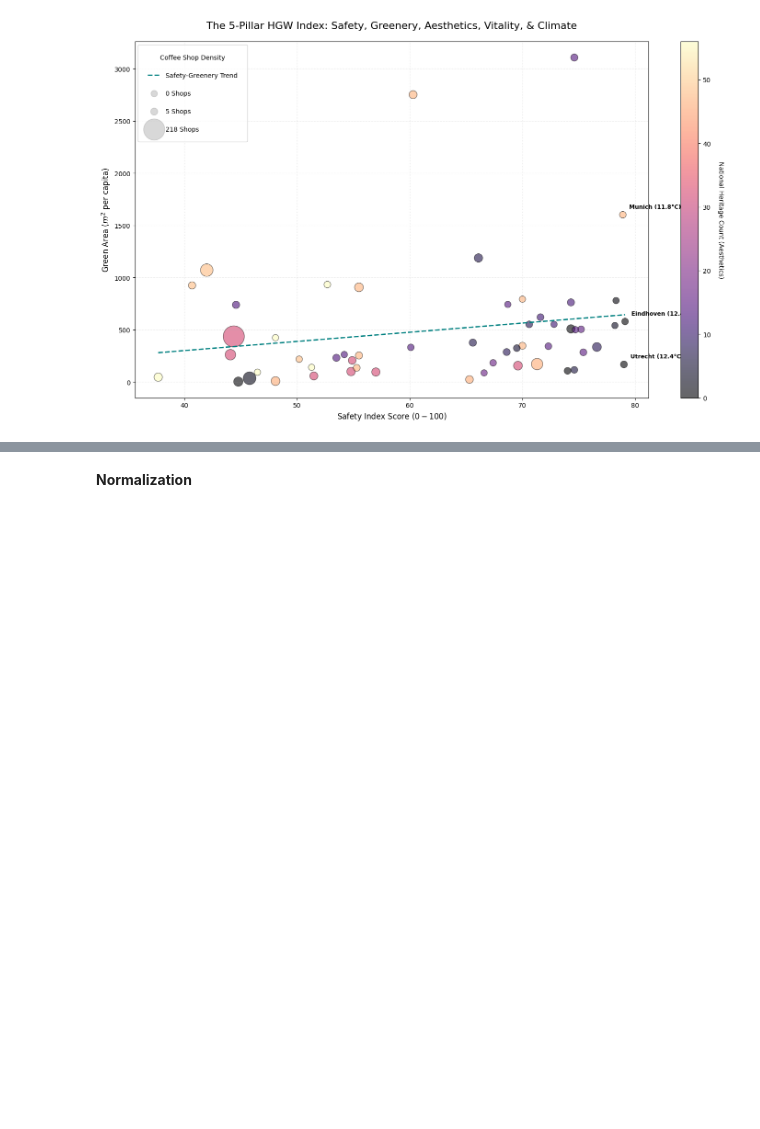
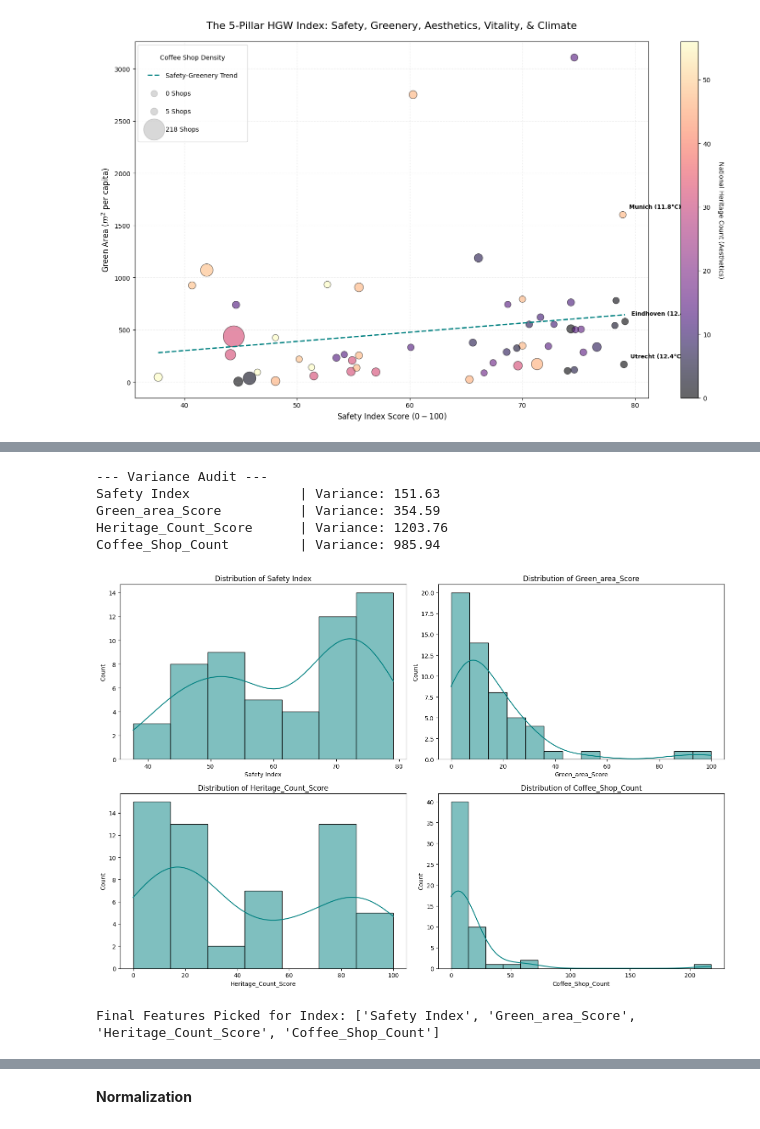
Before and after one commit to AoifeMurphy02/DAV_Specification_Index_Generation_and_Visualization, a Jupyter notebook: HGW_Index.ipynb, the cells around one changed output, grey strips where cells are left out. Drawn from its saved outputs; the diff is of its cells as text; code cells hidden in the pictures; blank space fills up the shorter version.

```diff
--- a/HGW_Index.ipynb
+++ b/HGW_Index.ipynb
@@ -1135,0 +1222,42 @@ plt.tight_layout()
+# %%
+
+#  One-by-One Feature Audit (Picking the Best)
+
+
+# Define the candidates we are testing
+candidates = ['Safety Index', 'Green_area_Score', 'Heritage_Count_Score', 'Coffee_Shop_Count']
+
+# Check Variance (Spread)
+# If a variable has very low variance, it won't help rank the cities.
+print("--- Variance Audit ---")
+for col in candidates:
+    variance = df_europe_master[col].var()
+    print(f"{col:25} | Variance: {variance:.2f}")
+
+# Individual Visual Check
+# plot histograms to see if the data is "bunched up" or well-distributed
+plt.figure(figsize=(15, 10))
+for i, col in enumerate(candidates):
+    plt.subplot(2, 2, i+1)
+    sns.histplot(df_europe_master[col], kde=True, color='teal')
+    plt.title(f'Distribution of {col}')
+
+plt.tight_layout()
+plt.show()
+
+# Final Selection Decision
+# Based on the audit above:
+# - Safety has high variance (Good for ranking)
+# - Coffee Shops has a long tail (Shows clear winners/losers)
+# - Green Area is well-distributed.
+
+final_selected_features = ['Safety Index', 'Green_area_Score', 'Heritage_Count_Score', 'Coffee_Shop_Count']
+print(f"\nFinal Features Picked for Index: {final_selected_features}")
+# %% [output]
+--- Variance Audit ---
+Safety Index              | Variance: 151.63
+Green_area_Score          | Variance: 354.59
+Heritage_Count_Score      | Variance: 1203.76
+Coffee_Shop_Count         | Variance: 985.94
+[figure, added]
+Final Features Picked for Index: ['Safety Index', 'Green_area_Score', 'Heritage_Count_Score', 'Coffee_Shop_Count']
```
Also changed, not shown: parts of 30 cells of this notebook.
